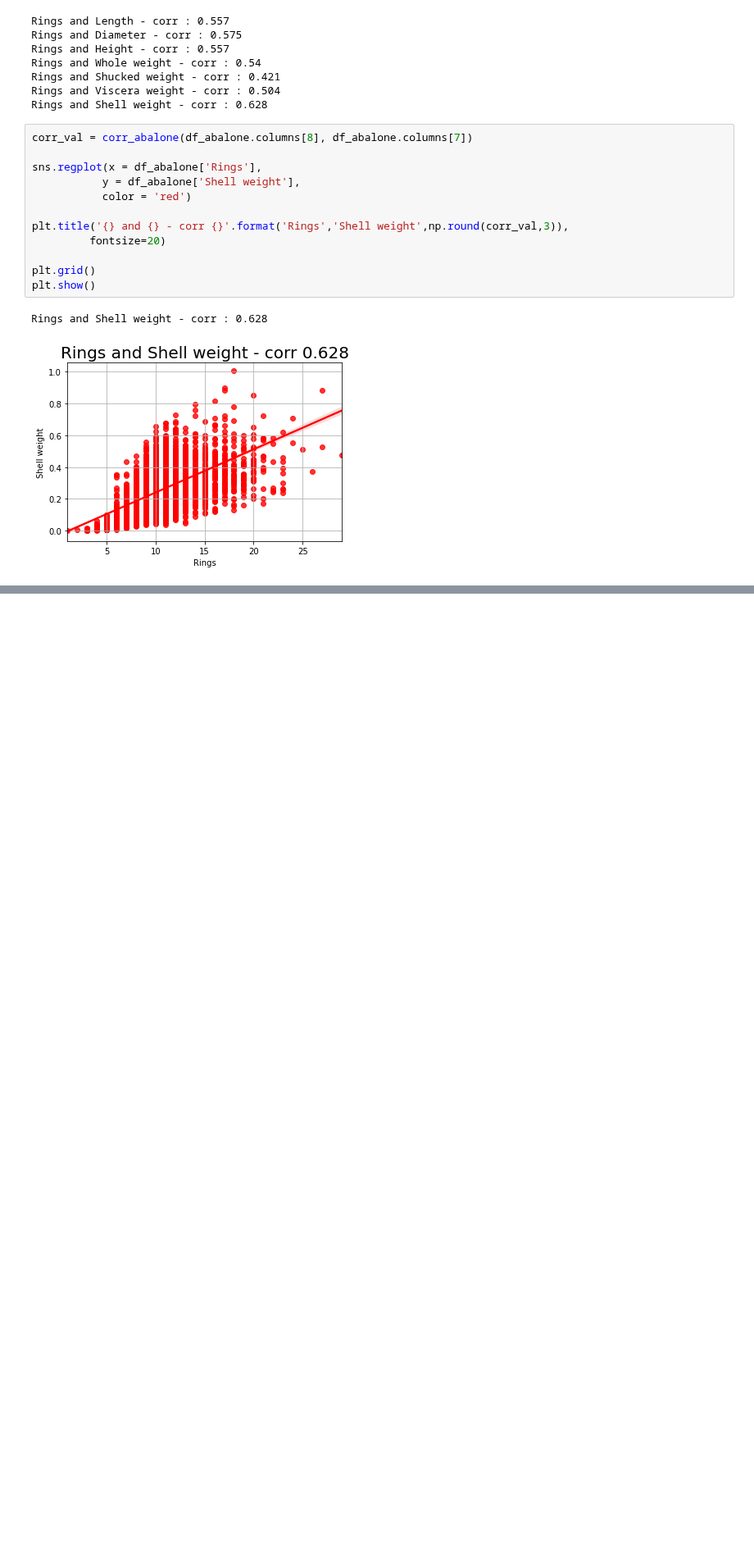
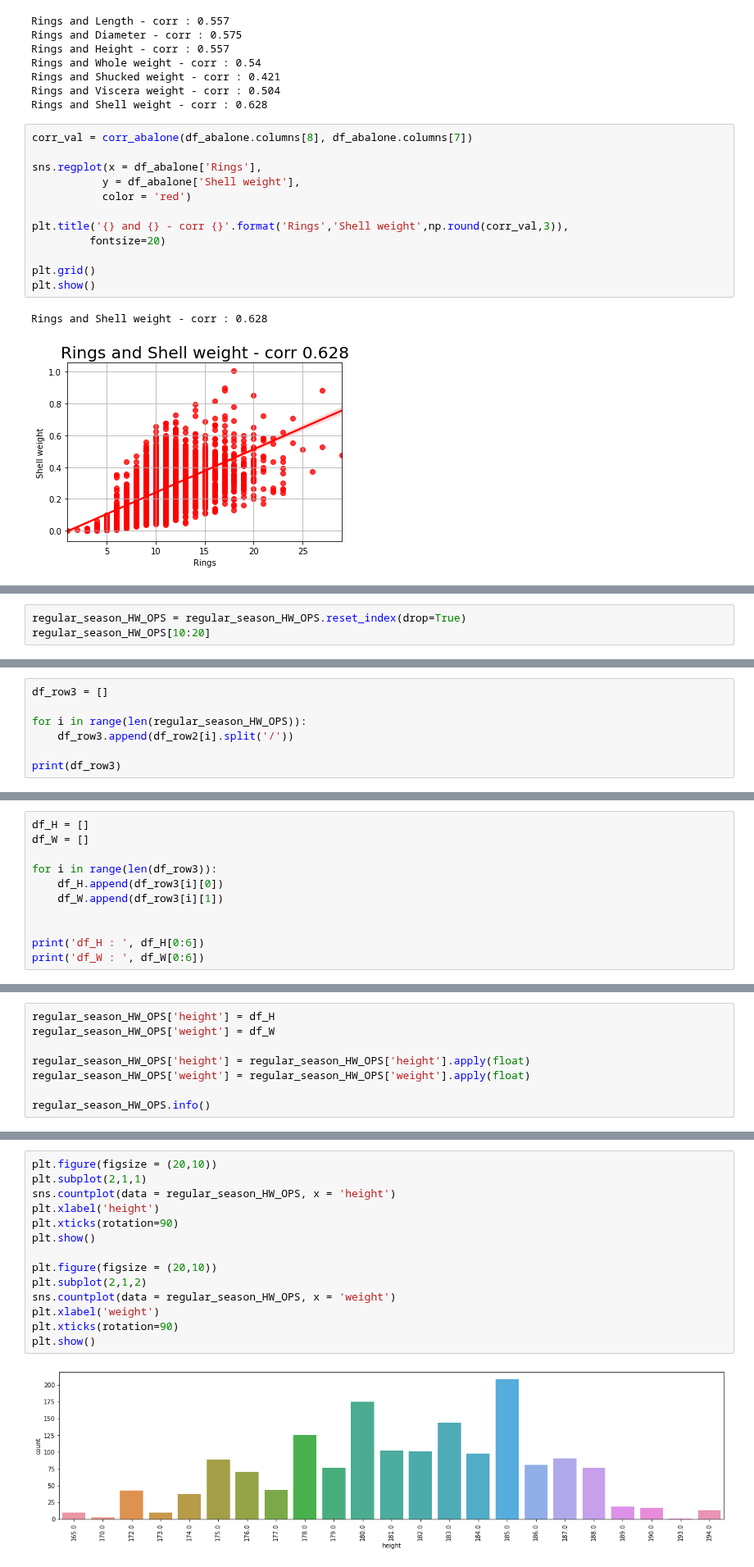
Before and after one commit to updaun/PythonBasic, a Jupyter notebook: GJ_AI/1. DeepLearning/kbo.ipynb, the cells around one changed output, grey strips where cells are left out. Shown at 82% size. Saved outputs shown, nothing was run; the diff lists cells and outputs as text; blank space fills up the shorter version.

```diff
--- a/GJ_AI/1. DeepLearning/kbo.ipynb
+++ b/GJ_AI/1. DeepLearning/kbo.ipynb
@@ -193,0 +459,3 @@ Rings and Shell weight - corr : 0.628
+# %%
+regular_season_HW_OPS = regular_season_HW_OPS.reset_index(drop=True)
+regular_season_HW_OPS[10:20]
@@ -193,0 +492,7 @@ Rings and Shell weight - corr : 0.628
+# %%
+df_row3 = []
+
+for i in range(len(regular_season_HW_OPS)):
+    df_row3.append(df_row2[i].split('/'))
+
+print(df_row3)
@@ -193,0 +507,11 @@ Rings and Shell weight - corr : 0.628
+# %%
+df_H = []
+df_W = []
+
+for i in range(len(df_row3)):
+    df_H.append(df_row3[i][0])
+    df_W.append(df_row3[i][1])
+
+
+print('df_H : ', df_H[0:6])
+print('df_W : ', df_W[0:6])
@@ -193,0 +521,8 @@ Rings and Shell weight - corr : 0.628
+# %%
+regular_season_HW_OPS['height'] = df_H
+regular_season_HW_OPS['weight'] = df_W
+
+regular_season_HW_OPS['height'] = regular_season_HW_OPS['height'].apply(float)
+regular_season_HW_OPS['weight'] = regular_season_HW_OPS['weight'].apply(float)
+
+regular_season_HW_OPS.info()
@@ -193,0 +543,16 @@ Rings and Shell weight - corr : 0.628
+# %%
+plt.figure(figsize = (20,10))
+plt.subplot(2,1,1)
+sns.countplot(data = regular_season_HW_OPS, x = 'height')
+plt.xlabel('height')
+plt.xticks(rotation=90)
+plt.show()
+
+plt.figure(figsize = (20,10))
+plt.subplot(2,1,2)
+sns.countplot(data = regular_season_HW_OPS, x = 'weight')
+plt.xlabel('weight')
+plt.xticks(rotation=90)
+plt.show()
+# %% [output]
+[figure, added]
```
Also changed, not shown: parts of 43 cells of this notebook.
